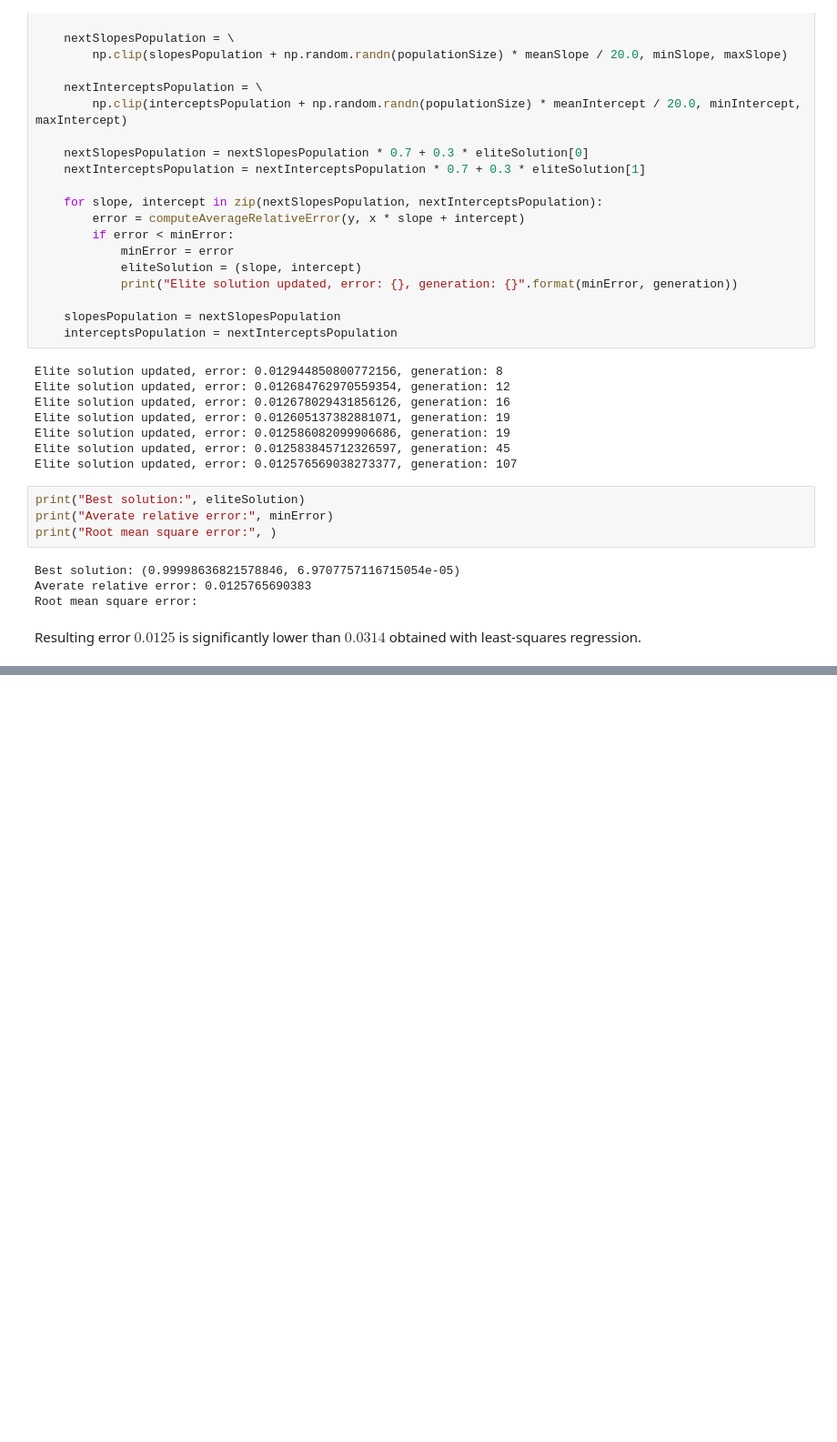
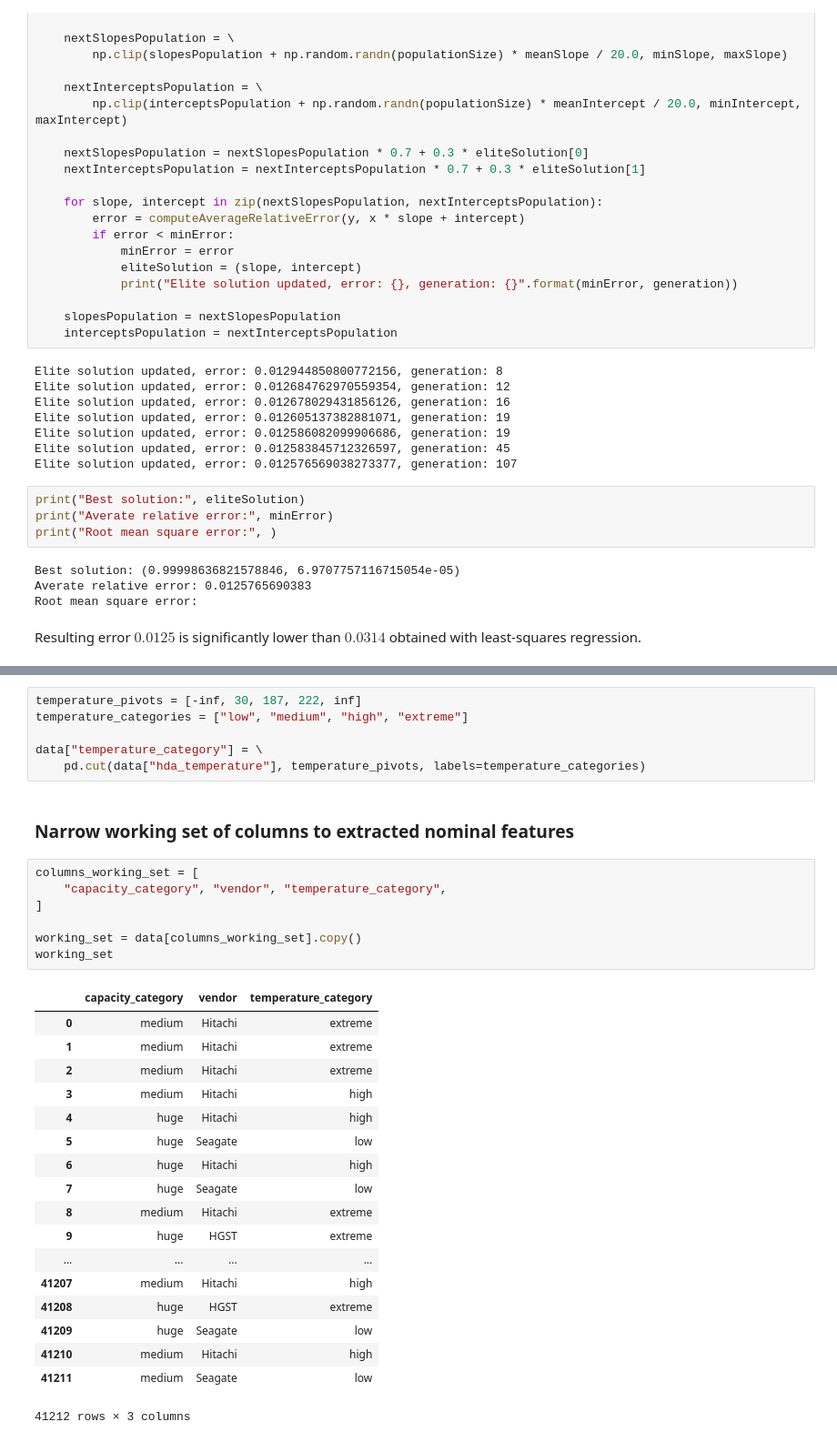
Before and after one commit to IIoTeP9HuY/Data_Analysis_and_Data_Mining_Class, a Jupyter notebook: Report.ipynb, the cells around one changed output, grey strips where cells are left out. Shown at 91% size. Drawn from its saved outputs; the diff is of its cells as text; blank space fills up the shorter version.

```diff
--- a/Report.ipynb
+++ b/Report.ipynb
@@ -578,0 +618,34 @@ Resulting error $0.0125$ is significantly lower than $0.0314$ obtained with leas
+# %%
+temperature_pivots = [-inf, 30, 187, 222, inf]
+temperature_categories = ["low", "medium", "high", "extreme"]
+
+data["temperature_category"] = \
+    pd.cut(data["hda_temperature"], temperature_pivots, labels=temperature_categories)
+# %% [markdown]
+### Narrow working set of columns to extracted nominal features
+# %%
+columns_working_set = [
+    "capacity_category", "vendor", "temperature_category",
+]
+
+working_set = data[columns_working_set].copy()
+working_set
+# %% [output]
+|  | capacity_category | vendor | temperature_category |
+| 0 | medium | Hitachi | extreme |
+| 1 | medium | Hitachi | extreme |
+| 2 | medium | Hitachi | extreme |
+| 3 | medium | Hitachi | high |
+| 4 | huge | Hitachi | high |
+| 5 | huge | Seagate | low |
+| 6 | huge | Hitachi | high |
+| 7 | huge | Seagate | low |
+| 8 | medium | Hitachi | extreme |
+| 9 | huge | HGST | extreme |
+| ... | ... | ... | ... |
+| 41207 | medium | Hitachi | high |
+| 41208 | huge | HGST | extreme |
+| 41209 | huge | Seagate | low |
+| 41210 | medium | Hitachi | high |
+| 41211 | medium | Seagate | low |
+41212 rows × 3 columns
```
Also changed, not shown: parts of 13 cells of this notebook.
